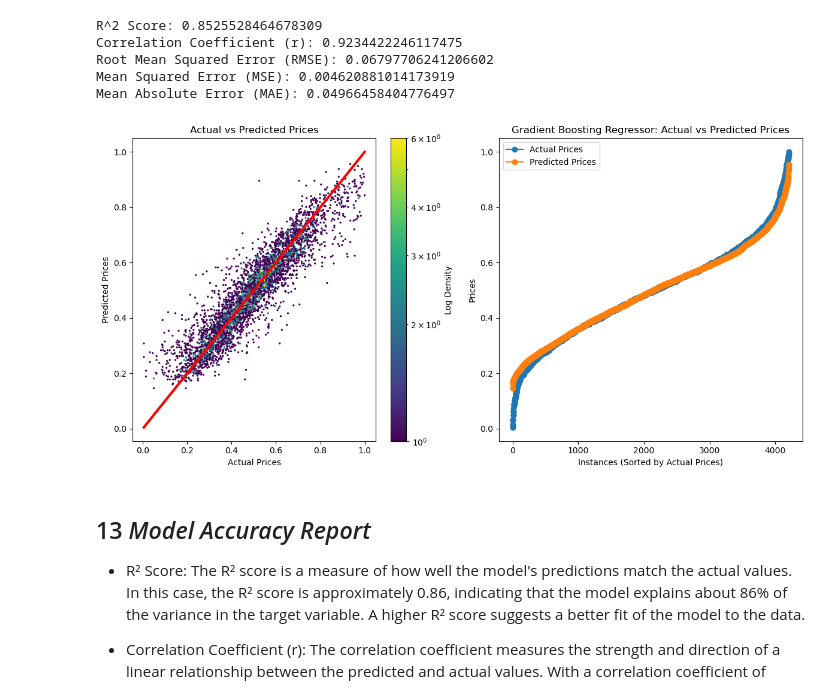
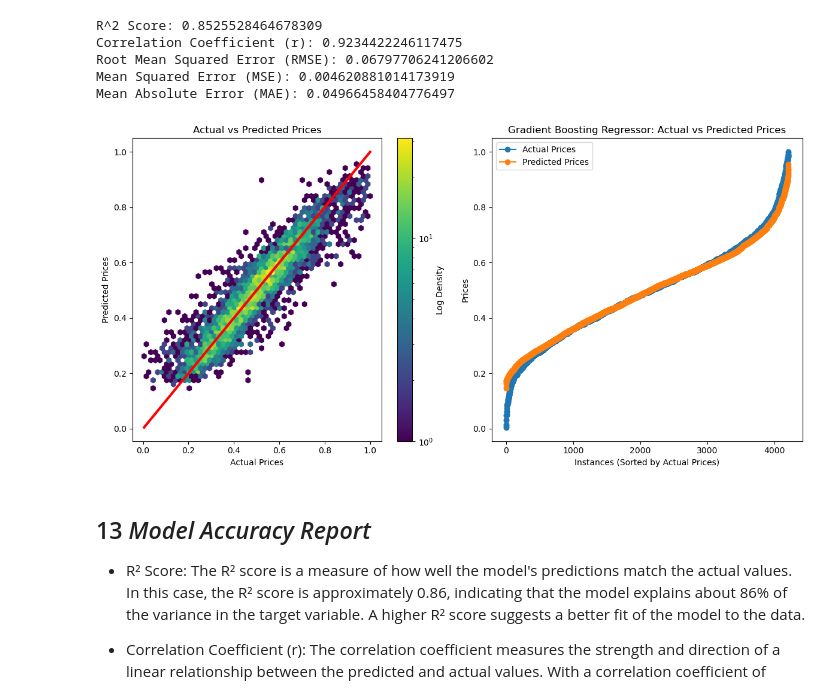
Before and after one commit to ahmedembeddedx/Housing_Data_Predictive_Model, a Jupyter notebook: Housing Data Analysis Prediction, Segmentation, and Trends/notebook.ipynb, the cells around one changed output. Saved outputs shown, nothing was run; the diff lists cells and outputs as text; code cells hidden in the pictures.

```diff
--- a/Housing Data Analysis Prediction, Segmentation, and Trends/notebook.ipynb
+++ b/Housing Data Analysis Prediction, Segmentation, and Trends/notebook.ipynb
@@ -627,31 +627,31 @@ Mean Absolute Error (MAE): 0.04966458404776497
 # %%
 # Plotting the hexbin plot
 plt.figure(figsize=(12, 6))
 plt.subplot(1, 2, 1)  # 1 row, 2 columns, position 1
-plt.hexbin(y_test, y_pred, gridsize=200, cmap='viridis', bins='log')
+plt.hexbin(y_test, y_pred, gridsize=50, cmap='viridis', bins='log')
 plt.plot([min(y_test), max(y_test)], [min(y_test), max(y_test)], linestyle='-', color='red', linewidth=3)
 plt.title('Actual vs Predicted Prices')
 plt.xlabel('Actual Prices')
 plt.ylabel('Predicted Prices')
 plt.colorbar(label='Log Density')
 
 # Plotting the line plot
 plt.subplot(1, 2, 2)  # 1 row, 2 columns, position 2
 sorted_indices = np.argsort(y_test)
 plt.plot(np.arange(len(y_test)), np.sort(y_test), label='Actual Prices', marker='o')
 plt.plot(np.arange(len(y_test)), np.sort(y_pred), label='Predicted Prices', marker='o')
 plt.title('Gradient Boosting Regressor: Actual vs Predicted Prices')
 plt.xlabel('Instances (Sorted by Actual Prices)')
 plt.ylabel('Prices')
 plt.legend()
 
 # Adjust layout
 plt.tight_layout()
 
 # Show the combined plot
 plt.show()
 # %% [output]
-[figure, old version]
+[figure, new version]
 # %% [markdown]
 ## 13 *Model Accuracy Report*
 
```
